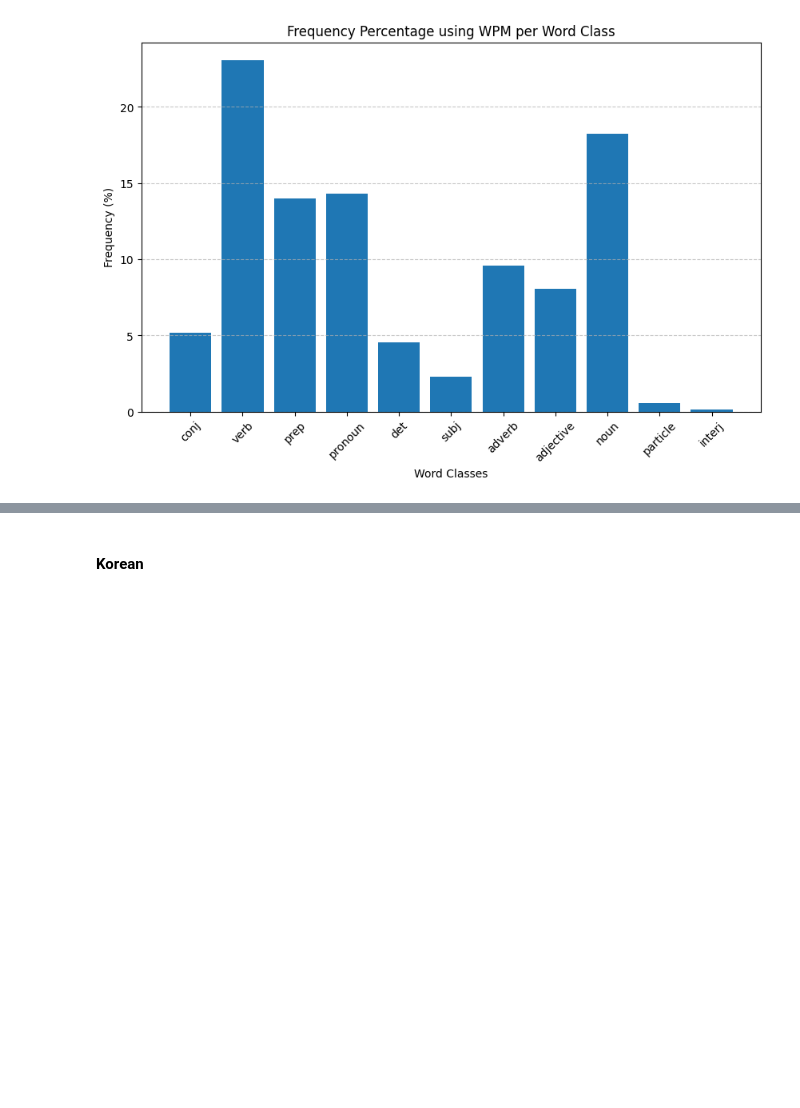
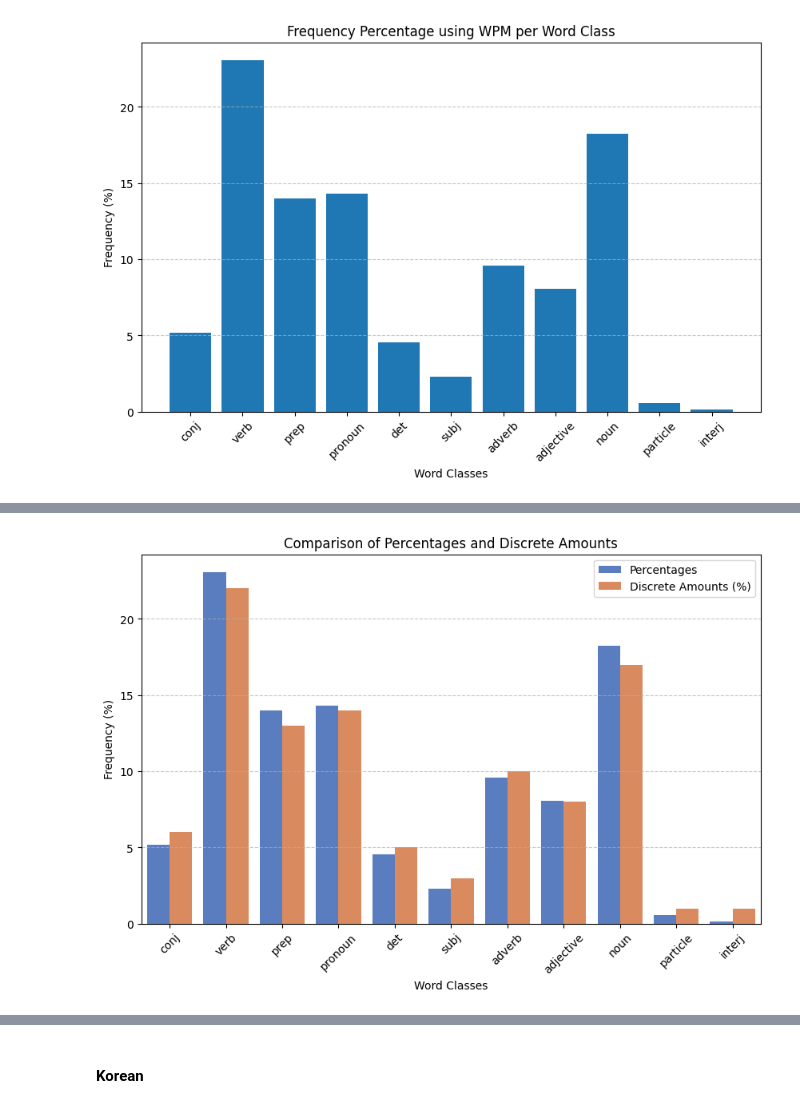
Before and after one commit to mitzeus/NILAS, a Jupyter notebook: main.ipynb, the cells around one changed output, grey strips where cells are left out. Cells and saved outputs as stored; diff of their text form; code cells hidden in the pictures; blank space fills up the shorter version.

```diff
--- a/main.ipynb
+++ b/main.ipynb
@@ -157,5 +157,6 @@ plt.show()
 # %% [output]
 [figure]
 # %%
+TOTAL_SIZE = 100
 BATCH_SIZE = 20
 # %%
@@ -195,0 +202,41 @@ dtype: float64
+# %%
+# Plot differences of discrete amounts and percentages for visualization of distribution
+
+df_plot = pd.concat(
+    [
+        pd.DataFrame(
+            {
+                "Word Classes": swedish_clumped["Word classes"].unique(),
+                "Frequency (%)": percentages,
+                "Type": ["Percentages"] * len(percentages),
+            }
+        ),
+        pd.DataFrame(
+            {
+                "Word Classes": discrete_amounts.index,
+                "Frequency (%)": (discrete_amounts / TOTAL_SIZE) * 100,
+                "Type": ["Discrete Amounts (%)"] * len(discrete_amounts),
+            }
+        ),
+    ],
+    ignore_index=True,
+)
+
+plt.figure(figsize=(10, 6))
+plt.grid(axis="y", linestyle="--", alpha=0.7)
+sns.barplot(
+    x="Word Classes",
+    y="Frequency (%)",
+    hue="Type",
+    data=df_plot,
+    palette="muted",
+)
+
+plt.xlabel("Word Classes")
+plt.ylabel("Frequency (%)")
+plt.title("Comparison of Percentages and Discrete Amounts")
+plt.xticks(rotation=45)
+plt.legend()
+plt.show()
+# %% [output]
+[figure, added]
```
Also changed, not shown: parts of 9 cells of this notebook, 8 other files.
